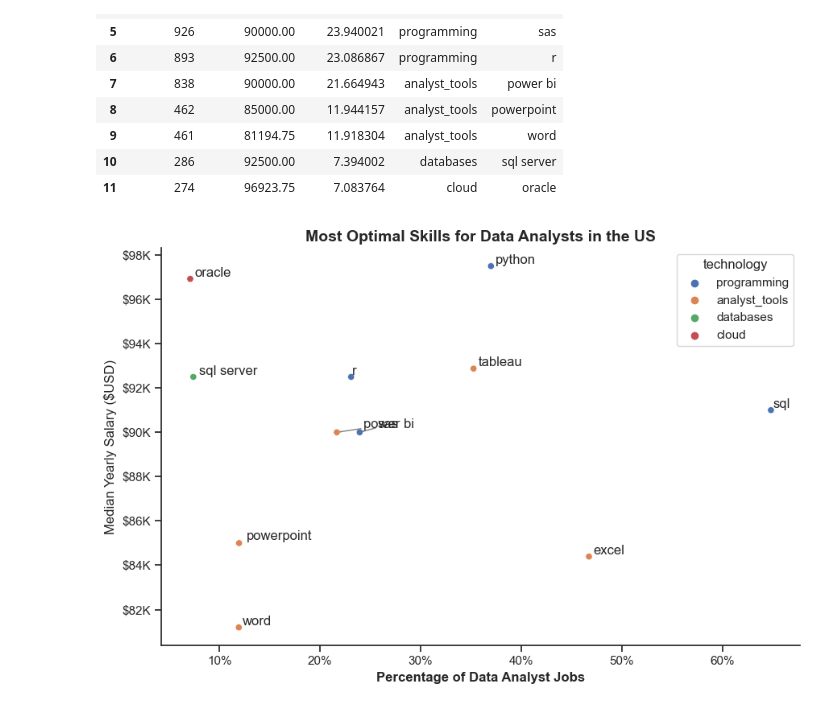
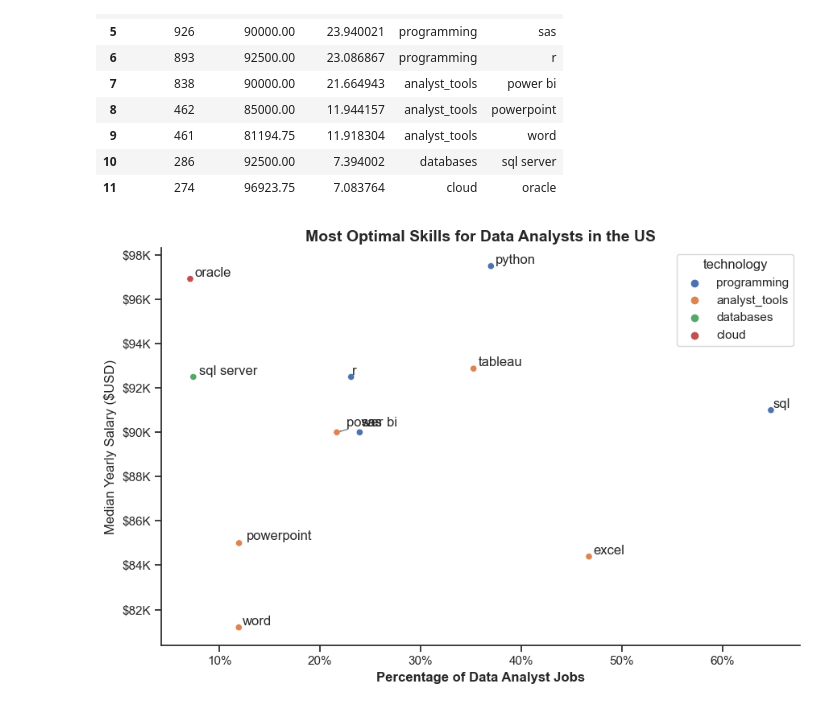
Before and after one commit to Majeed4L9/DATA-JOBS, a Jupyter notebook: PROJECT_1/5_Optimal_Skills.ipynb, the cells around one changed output. Cells and saved outputs as stored; diff of their text form; code cells hidden in the pictures.

```diff
--- a/PROJECT_1/5_Optimal_Skills.ipynb
+++ b/PROJECT_1/5_Optimal_Skills.ipynb
@@ -126,26 +118,26 @@ df_plot
 # %%
 from adjustText import adjust_text
 from matplotlib.ticker import PercentFormatter
 
 plt.figure(figsize = (9, 6))
 sns.scatterplot(data = df_plot, x = 'skill_percent', y = 'median_salary', hue = 'technology')
 sns.set_theme(style = 'ticks')
 sns.despine()
 
 texts = []
-for i, txt in enumerate(df_DA_skills_high_demand.index):
-    texts.append(plt.text(df_DA_skills_high_demand['skill_percent'].iloc[i], df_DA_skills_high_demand['median_salary'].iloc[i], txt))
+for i, txt in enumerate(df_plot['skills']):
+    texts.append(plt.text(df_plot['skill_percent'].iloc[i], df_plot['median_salary'].iloc[i], txt))
 
 adjust_text(texts, arrowprops = dict(arrowstyle = '->', color = 'gray'))
 
 plt.gca().yaxis.set_major_formatter(plt.FuncFormatter(lambda y, pos: f'${int(y/1000)}K'))
 plt.gca().xaxis.set_major_formatter(PercentFormatter(decimals = 0))
 
 plt.xlabel('Percentage of Data Analyst Jobs', fontweight = 'bold')
 plt.ylabel('Median Yearly Salary ($USD)')
 plt.title('Most Optimal Skills for Data Analysts in the US', fontsize = 14, fontweight = 'bold')
 
 plt.tight_layout()
 plt.show()
 # %% [output]
-[figure, old version]
+[figure, new version]
```
Also changed, not shown: parts of 3 cells of this notebook.
